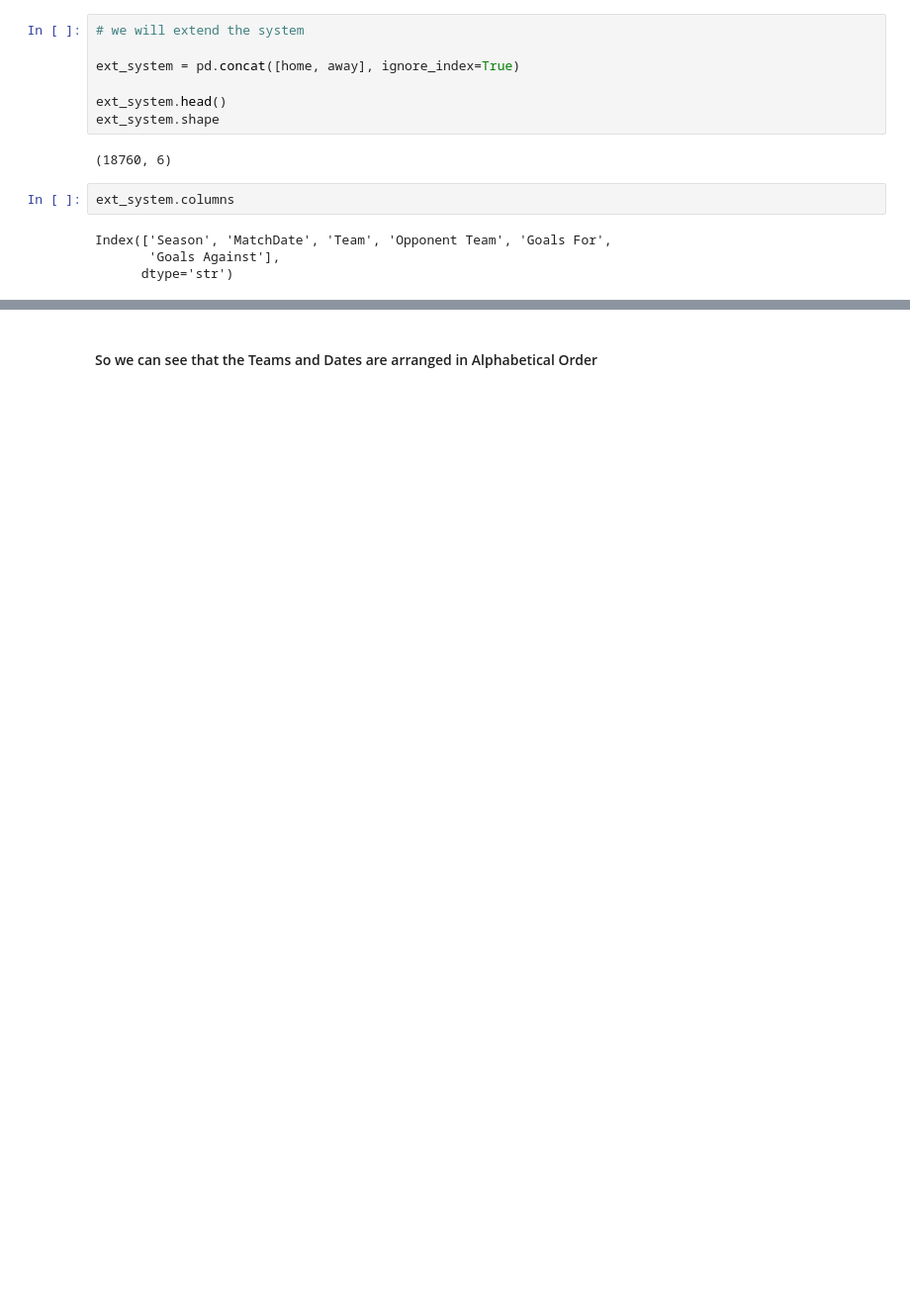
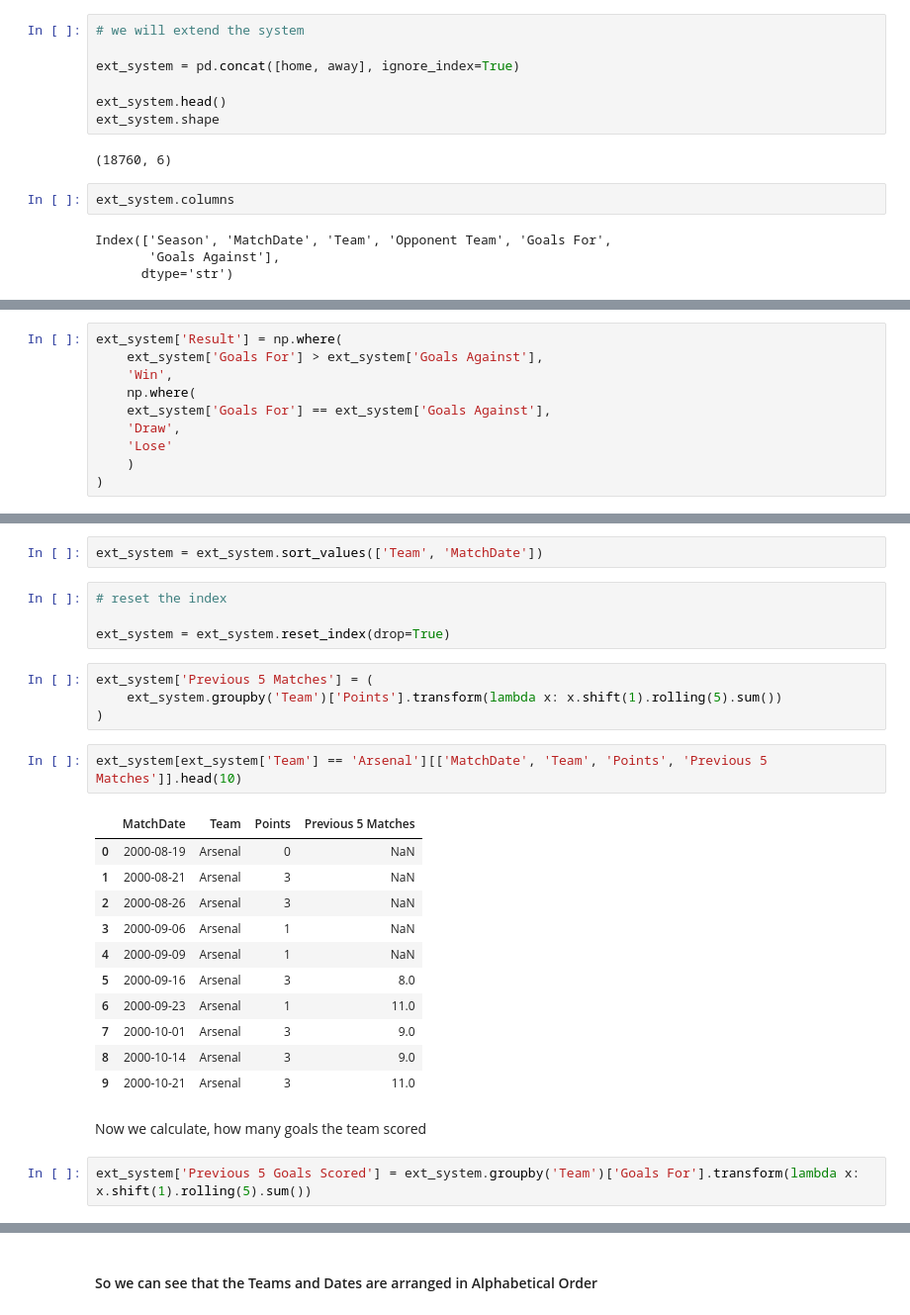
Before and after one commit to nemo-code-ai/epl-prediction-system, a Jupyter notebook: src/epl_prediction_system/system.ipynb, the cells around one changed output, grey strips where cells are left out. Shown at 99% size. Cells and saved outputs as stored; diff of their text form; blank space fills up the shorter version.

```diff
--- a/src/epl_prediction_system/system.ipynb
+++ b/src/epl_prediction_system/system.ipynb
@@ -370,0 +222,10 @@ ext_system
+# %%
+ext_system['Result'] = np.where(
+    ext_system['Goals For'] > ext_system['Goals Against'],
+    'Win',
+    np.where(
+    ext_system['Goals For'] == ext_system['Goals Against'],
+    'Draw',
+    'Lose'
+    )
+)
@@ -370,0 +242,28 @@ ext_system
+# %%
+ext_system = ext_system.sort_values(['Team', 'MatchDate'])
+# %%
+# reset the index
+
+ext_system = ext_system.reset_index(drop=True)
+# %%
+ext_system['Previous 5 Matches'] = (
+    ext_system.groupby('Team')['Points'].transform(lambda x: x.shift(1).rolling(5).sum())
+)
+# %%
+ext_system[ext_system['Team'] == 'Arsenal'][['MatchDate', 'Team', 'Points', 'Previous 5 Matches']].head(10)
+# %% [output]
+|  | MatchDate | Team | Points | Previous 5 Matches |
+| 0 | 2000-08-19 | Arsenal | 0 | NaN |
+| 1 | 2000-08-21 | Arsenal | 3 | NaN |
+| 2 | 2000-08-26 | Arsenal | 3 | NaN |
+| 3 | 2000-09-06 | Arsenal | 1 | NaN |
+| 4 | 2000-09-09 | Arsenal | 1 | NaN |
+| 5 | 2000-09-16 | Arsenal | 3 | 8.0 |
+| 6 | 2000-09-23 | Arsenal | 1 | 11.0 |
+| 7 | 2000-10-01 | Arsenal | 3 | 9.0 |
+| 8 | 2000-10-14 | Arsenal | 3 | 9.0 |
+| 9 | 2000-10-21 | Arsenal | 3 | 11.0 |
+# %% [markdown]
+Now we calculate, how many goals the team scored
+# %%
+ext_system['Previous 5 Goals Scored'] = ext_system.groupby('Team')['Goals For'].transform(lambda x: x.shift(1).rolling(5).sum())
```
Also changed, not shown: parts of 41 cells of this notebook.
